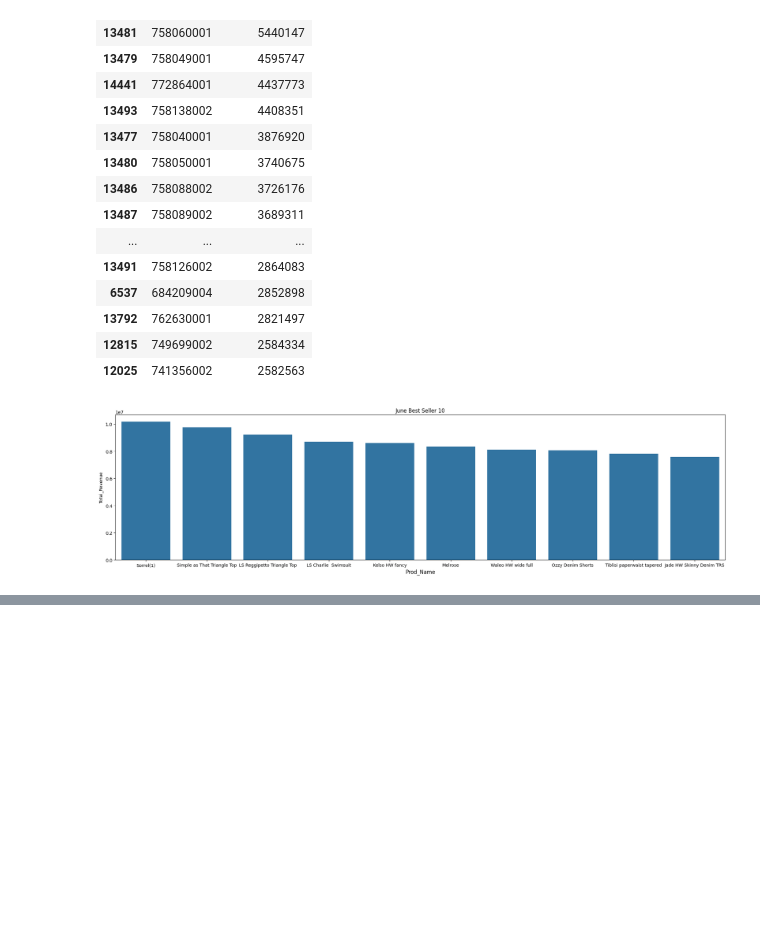
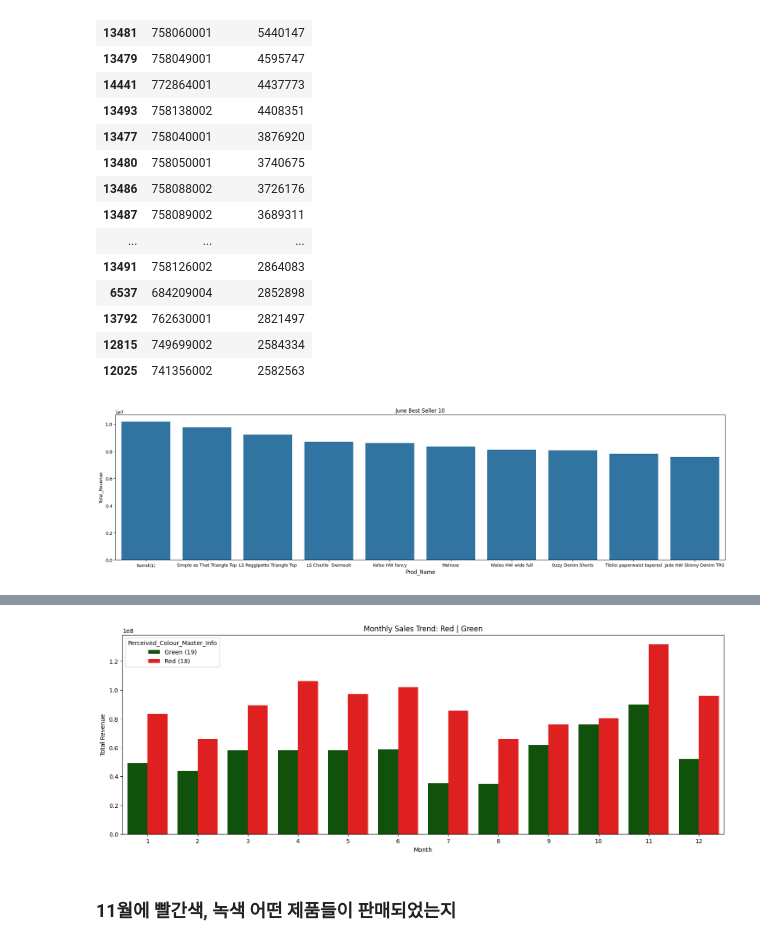
Before and after one commit to leegolem/data-commando-project, a Jupyter notebook: notebooks/member3/260126_table_join(3).ipynb, the cells around one changed output, grey strips where cells are left out. Cells and saved outputs as stored; diff of their text form; code cells hidden in the pictures; blank space fills up the shorter version.

```diff
--- a/notebooks/member3/260126_table_join(3).ipynb
+++ b/notebooks/member3/260126_table_join(3).ipynb
@@ -339,0 +393,3 @@ plt.show()
+# %%
+red_green2 = filter_df.groupby(['Month', 'Perceived_Colour_Master_Info'])['Revenue'].sum().reset_index()
+red_green2.head()
@@ -339,0 +403,13 @@ plt.show()
+# %%
+color_map = {'Red (18)': "#FF0000B7", 'Green (19)': "#065E00A7"}
+
+plt.figure(figsize=(18, 6))
+sns.barplot(data=red_green2, x='Month', y='Revenue', hue='Perceived_Colour_Master_Info', palette=color_map)
+plt.title('Monthly Sales Trend: Red | Green')
+plt.xlabel('Month')
+plt.ylabel('Total Revenue')
+plt.show()
+# %% [output]
+[figure, added]
+# %% [markdown]
+### 11월에 빨간색, 녹색 어떤 제품들이 판매되었는지
```
Also changed, not shown: parts of 29 cells of this notebook, 1 other file.
